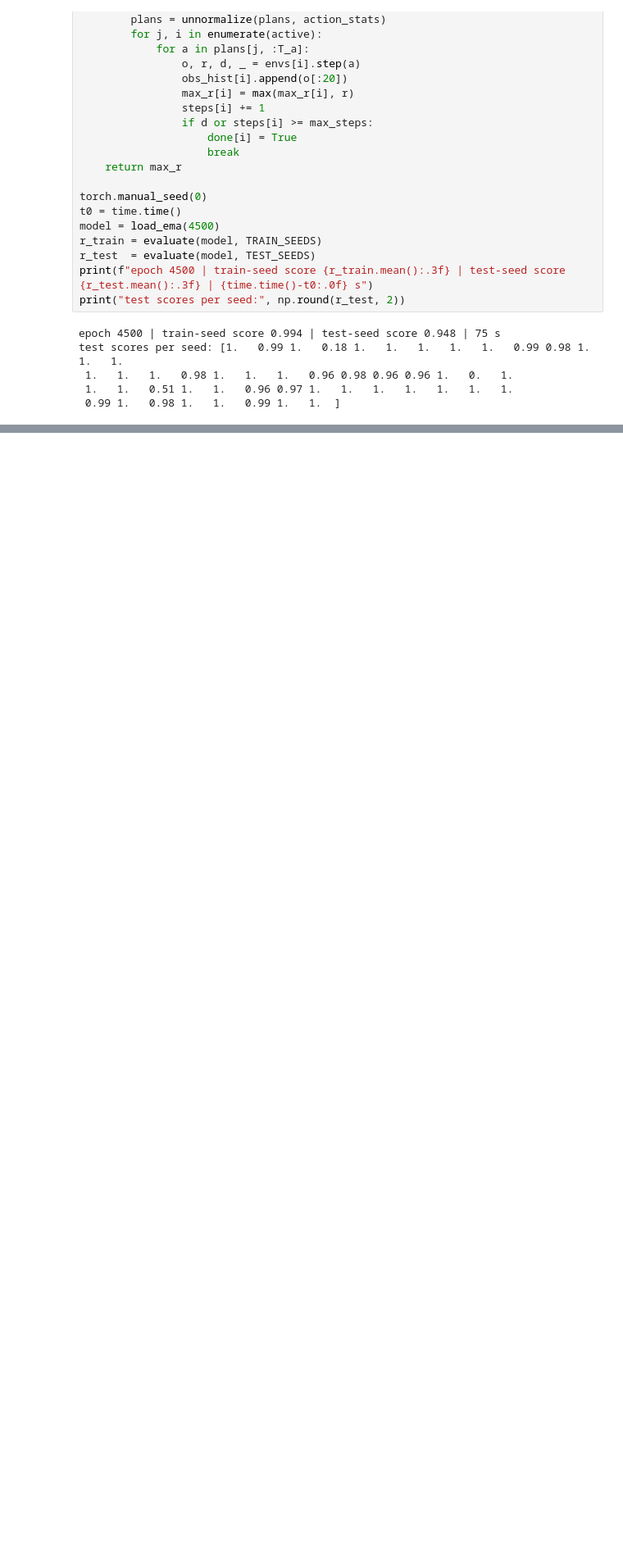
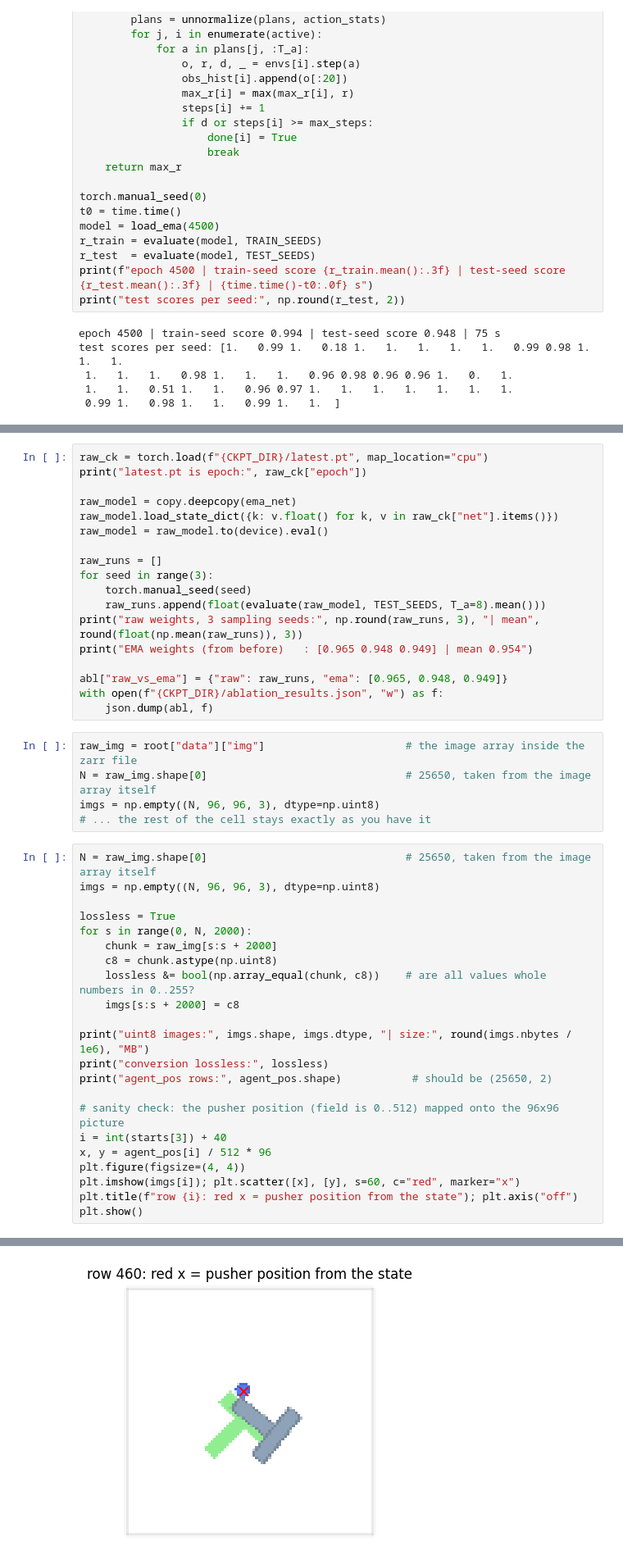
Before and after one commit to SaynaSarvar/visuomotor-diffusion-policy-pusht-reimplementation, a Jupyter notebook: notebooks/pusht_diffusion_policy.ipynb, the cells around one changed output, grey strips where cells are left out. Shown at 82% size. Drawn from its saved outputs; the diff is of its cells as text; blank space fills up the shorter version.

```diff
--- a/notebooks/pusht_diffusion_policy.ipynb
+++ b/notebooks/pusht_diffusion_policy.ipynb
@@ -834,0 +984,46 @@ with open(f"{CKPT_DIR}/ablation_results.json", "w") as f:
+# %%
+raw_ck = torch.load(f"{CKPT_DIR}/latest.pt", map_location="cpu")
+print("latest.pt is epoch:", raw_ck["epoch"])
+
+raw_model = copy.deepcopy(ema_net)
+raw_model.load_state_dict({k: v.float() for k, v in raw_ck["net"].items()})
+raw_model = raw_model.to(device).eval()
+
+raw_runs = []
+for seed in range(3):
+    torch.manual_seed(seed)
+    raw_runs.append(float(evaluate(raw_model, TEST_SEEDS, T_a=8).mean()))
+print("raw weights, 3 sampling seeds:", np.round(raw_runs, 3), "| mean", round(float(np.mean(raw_runs)), 3))
+print("EMA weights (from before)   : [0.965 0.948 0.949] | mean 0.954")
+
+abl["raw_vs_ema"] = {"raw": raw_runs, "ema": [0.965, 0.948, 0.949]}
+with open(f"{CKPT_DIR}/ablation_results.json", "w") as f:
+    json.dump(abl, f)
+# %%
+raw_img = root["data"]["img"]                      # the image array inside the zarr file
+N = raw_img.shape[0]                               # 25650, taken from the image array itself
+imgs = np.empty((N, 96, 96, 3), dtype=np.uint8)
+# ... the rest of the cell stays exactly as you have it
+# %%
+N = raw_img.shape[0]                               # 25650, taken from the image array itself
+imgs = np.empty((N, 96, 96, 3), dtype=np.uint8)
+
+lossless = True
+for s in range(0, N, 2000):
+    chunk = raw_img[s:s + 2000]
+    c8 = chunk.astype(np.uint8)
+    lossless &= bool(np.array_equal(chunk, c8))    # are all values whole numbers in 0..255?
+    imgs[s:s + 2000] = c8
+
+print("uint8 images:", imgs.shape, imgs.dtype, "| size:", round(imgs.nbytes / 1e6), "MB")
+print("conversion lossless:", lossless)
+print("agent_pos rows:", agent_pos.shape)           # should be (25650, 2)
+
+# sanity check: the pusher position (field is 0..512) mapped onto the 96x96 picture
+i = int(starts[3]) + 40
+x, y = agent_pos[i] / 512 * 96
+plt.figure(figsize=(4, 4))
+plt.imshow(imgs[i]); plt.scatter([x], [y], s=60, c="red", marker="x")
+plt.title(f"row {i}: red x = pusher position from the state"); plt.axis("off")
+plt.show()
+# %% [output]
@@ -834,0 +1033 @@ with open(f"{CKPT_DIR}/ablation_results.json", "w") as f:
+[figure, added]
```
Also changed, not shown: parts of 28 cells of this notebook, 14 other files.
